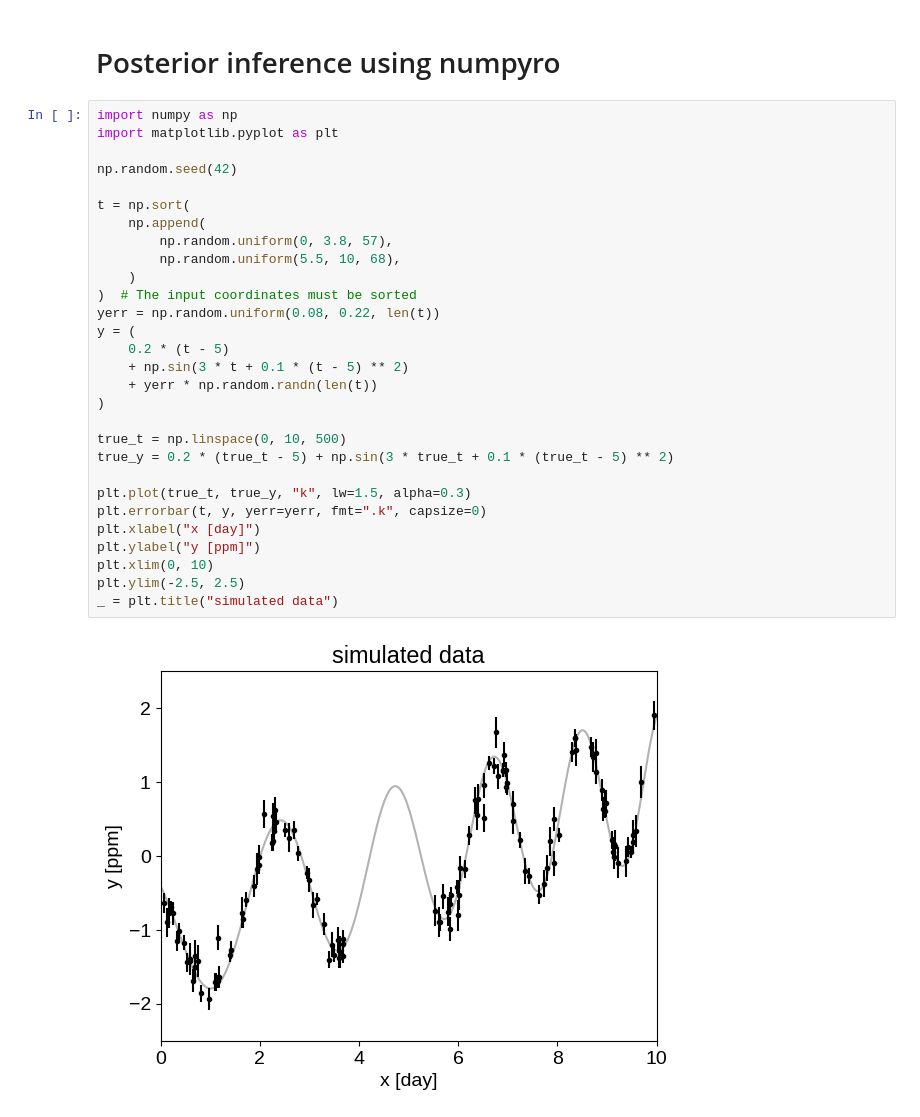
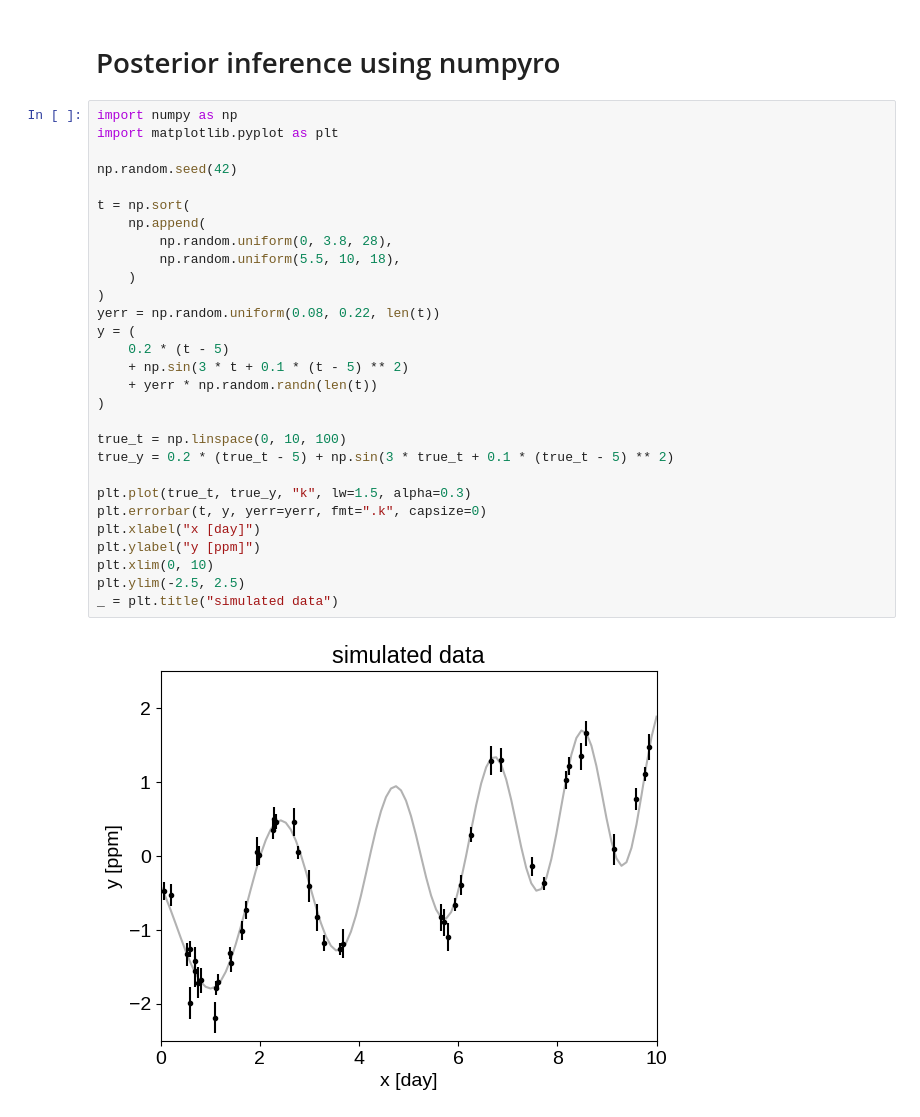
Before and after one commit to CBS2606/-anthor-data-tinygp, a Jupyter notebook: _sources/tutorials/numpyro-demo.ipynb, the cells around one changed output. Cells and saved outputs as stored; diff of their text form.

```diff
--- a/_sources/tutorials/numpyro-demo.ipynb
+++ b/_sources/tutorials/numpyro-demo.ipynb
@@ -3,32 +3,32 @@
 # %%
 import numpy as np
 import matplotlib.pyplot as plt
 
 np.random.seed(42)
 
 t = np.sort(
     np.append(
-        np.random.uniform(0, 3.8, 57),
-        np.random.uniform(5.5, 10, 68),
+        np.random.uniform(0, 3.8, 28),
+        np.random.uniform(5.5, 10, 18),
     )
-)  # The input coordinates must be sorted
+)
 yerr = np.random.uniform(0.08, 0.22, len(t))
 y = (
     0.2 * (t - 5)
     + np.sin(3 * t + 0.1 * (t - 5) ** 2)
     + yerr * np.random.randn(len(t))
 )
 
-true_t = np.linspace(0, 10, 500)
+true_t = np.linspace(0, 10, 100)
 true_y = 0.2 * (true_t - 5) + np.sin(3 * true_t + 0.1 * (true_t - 5) ** 2)
 
 plt.plot(true_t, true_y, "k", lw=1.5, alpha=0.3)
 plt.errorbar(t, y, yerr=yerr, fmt=".k", capsize=0)
 plt.xlabel("x [day]")
 plt.ylabel("y [ppm]")
 plt.xlim(0, 10)
 plt.ylim(-2.5, 2.5)
 _ = plt.title("simulated data")
 # %% [output]
-[figure, old version]
+[figure, new version]
 # %%
```
Also changed, not shown: parts of 4 cells of this notebook, 8 other files.
